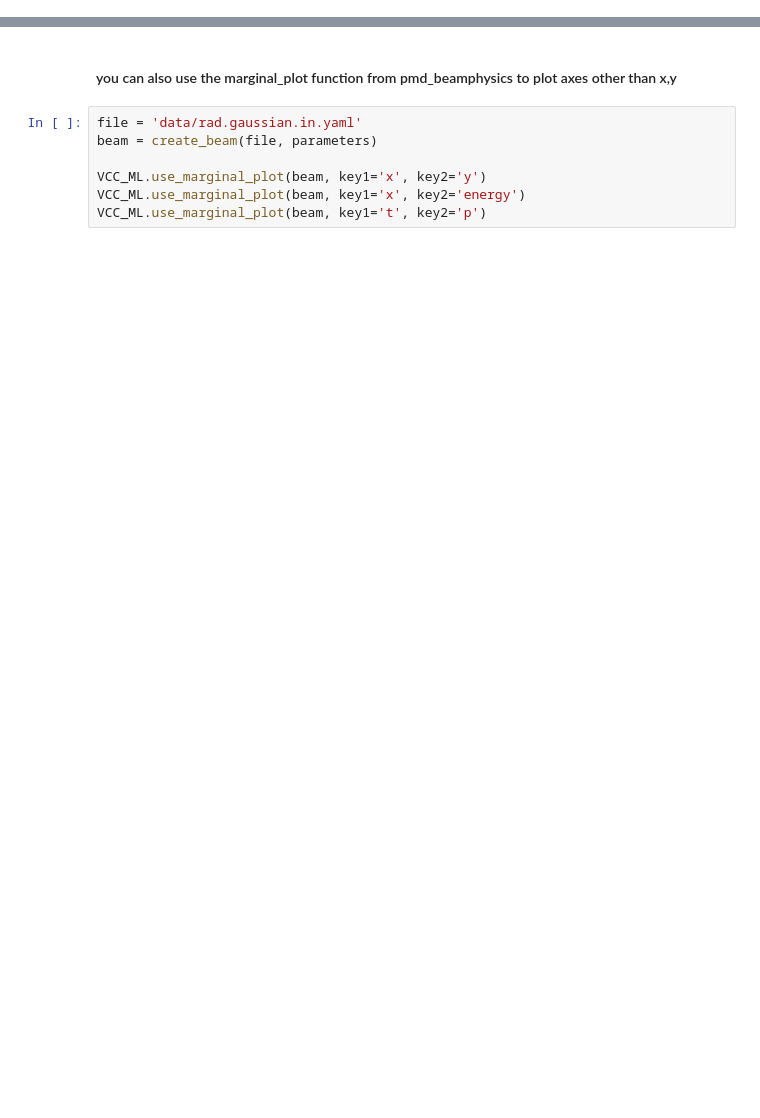
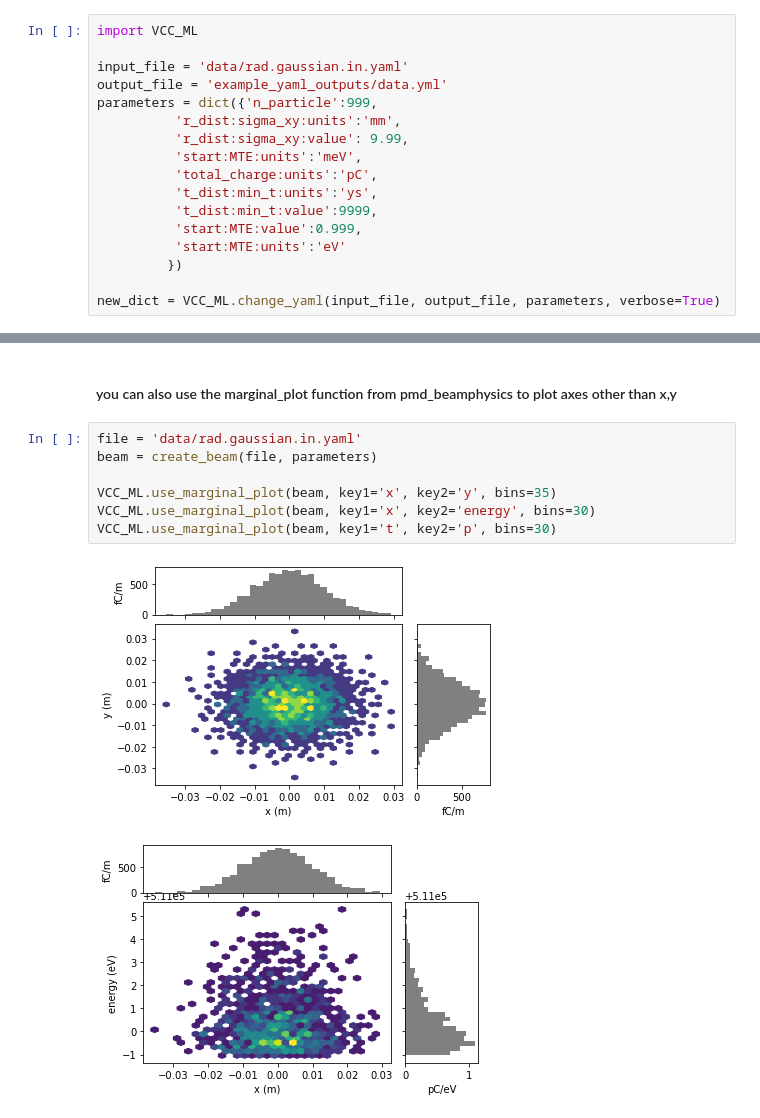
Before and after one commit to LucasBerens/SLAC_VCC, a Jupyter notebook: example.ipynb, the cells around one changed output, grey strips where cells are left out. Saved outputs shown, nothing was run; the diff lists cells and outputs as text; blank space fills up the shorter version.

```diff
--- a/example.ipynb
+++ b/example.ipynb
@@ -23,0 +45,17 @@ create_beam(file, parameters)
+# %%
+import VCC_ML
+
+input_file = 'data/rad.gaussian.in.yaml'
+output_file = 'example_yaml_outputs/data.yml'
+parameters = dict({'n_particle':999,
+          'r_dist:sigma_xy:units':'mm',
+          'r_dist:sigma_xy:value': 9.99,
+          'start:MTE:units':'meV',
+          'total_charge:units':'pC',
+          't_dist:min_t:units':'ys',
+          't_dist:min_t:value':9999,
+          'start:MTE:value':0.999,
+          'start:MTE:units':'eV'
+         })
+
+new_dict = VCC_ML.change_yaml(input_file, output_file, parameters, verbose=True)
@@ -61,7 +129,10 @@ for file in files:
 # %%
 file = 'data/rad.gaussian.in.yaml'
 beam = create_beam(file, parameters)
 
-VCC_ML.use_marginal_plot(beam, key1='x', key2='y')
-VCC_ML.use_marginal_plot(beam, key1='x', key2='energy')
-VCC_ML.use_marginal_plot(beam, key1='t', key2='p')
+VCC_ML.use_marginal_plot(beam, key1='x', key2='y', bins=35)
+VCC_ML.use_marginal_plot(beam, key1='x', key2='energy', bins=30)
+VCC_ML.use_marginal_plot(beam, key1='t', key2='p', bins=30)
+# %% [output]
+[figure, added]
+[figure, added]
```
Also changed, not shown: parts of 9 cells of this notebook, 12 other files.
